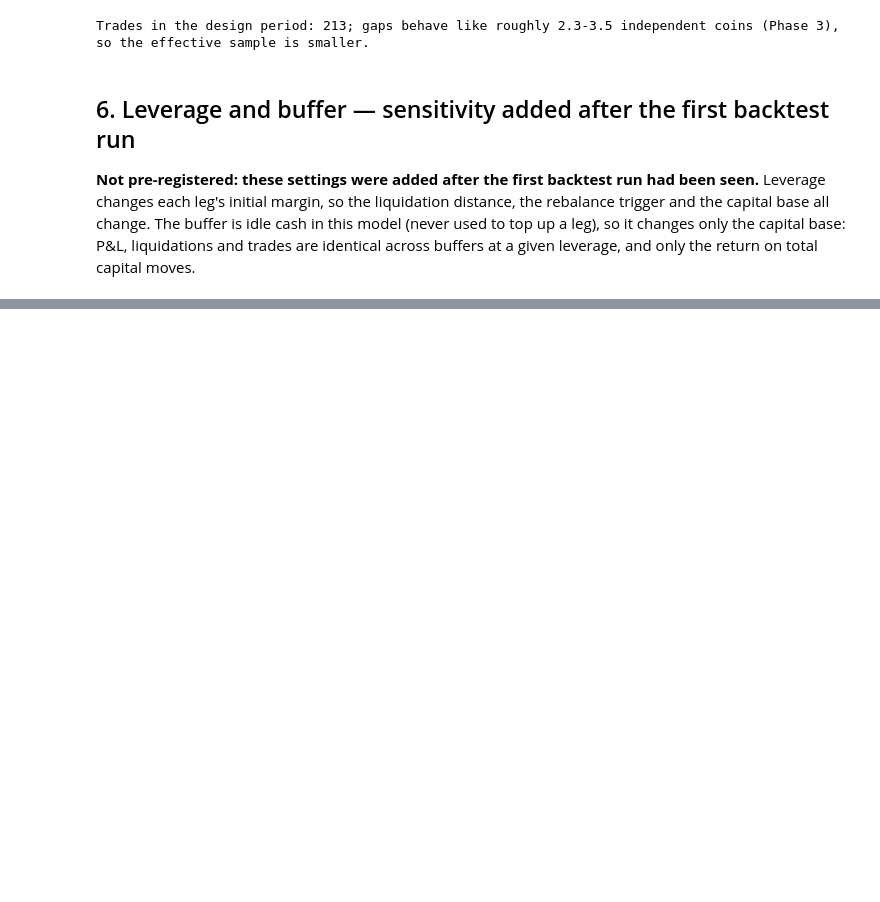
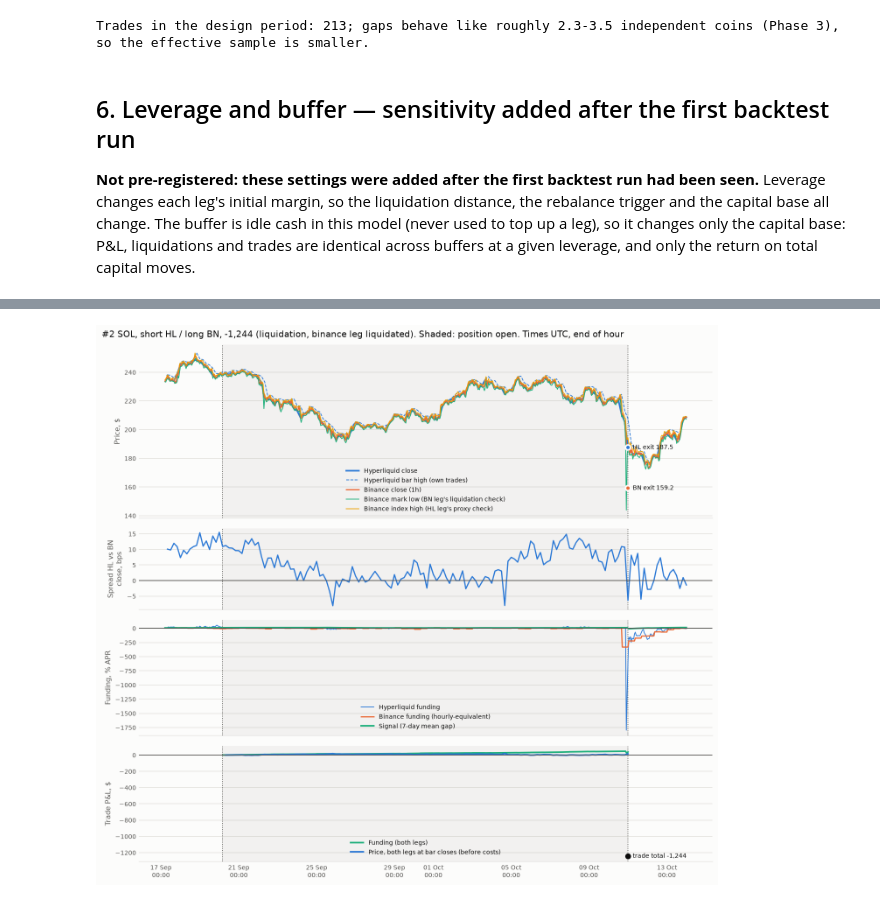
Before and after one commit to arthurfritscheck/funding-dislocations, a Jupyter notebook: notebooks/03_robustness.ipynb, the cells around one changed output, grey strips where cells are left out. Saved outputs shown, nothing was run; the diff lists cells and outputs as text; code cells hidden in the pictures; blank space fills up the shorter version.

```diff
--- a/notebooks/03_robustness.ipynb
+++ b/notebooks/03_robustness.ipynb
@@ -295,0 +375,4 @@ Sensitivity added after the first backtest run (not pre-registered)
+# %%
+display(Image(filename=str(FIGURES / f"failure_case_{2}_{tbl.loc[2, 'coin']}.png")))
+# %% [output]
+[figure, added]
```
Also changed, not shown: parts of 14 cells of this notebook, 13 other files.
